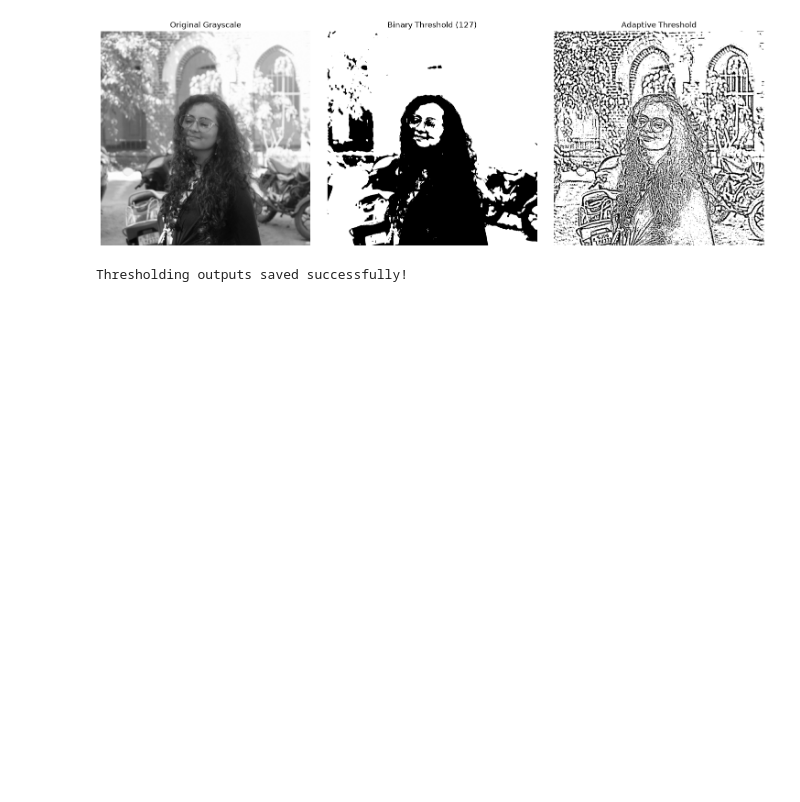
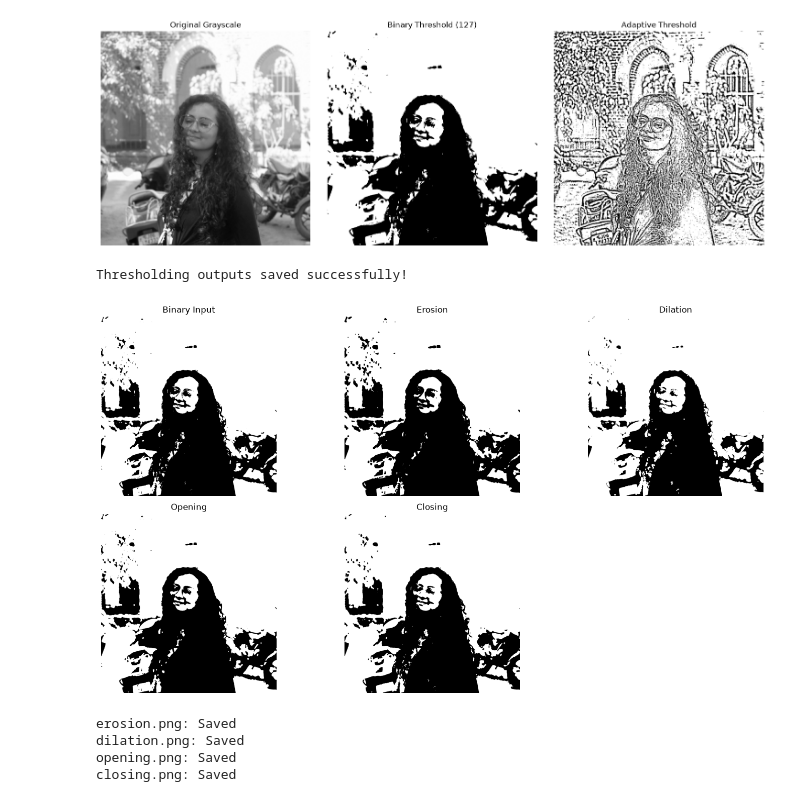
Before and after one commit to KhevnaUnakar/computer-vision-toolkit, a Jupyter notebook: notebooks/02_segmentation.ipynb, the cells around one changed output. Drawn from its saved outputs; the diff is of its cells as text; code cells hidden in the pictures; blank space fills up the shorter version.

```diff
--- a/notebooks/02_segmentation.ipynb
+++ b/notebooks/02_segmentation.ipynb
@@ -86,3 +86,63 @@ cv2.imwrite(str(output_dir / "adaptive_threshold.png"), adaptive_threshold)
 print("Thresholding outputs saved successfully!")
 # %% [output]
 Thresholding outputs saved successfully!
+# %%
+# Experiment 2: Morphological Operations
+
+# Create a 5x5 structuring element
+kernel = np.ones((5, 5), np.uint8)
+
+# Apply morphological operations
+erosion = cv2.erode(binary_threshold, kernel, iterations=1)
+dilation = cv2.dilate(binary_threshold, kernel, iterations=1)
+
+opening = cv2.morphologyEx(
+    binary_threshold, cv2.MORPH_OPEN, kernel
+)
+
+closing = cv2.morphologyEx(
+    binary_threshold, cv2.MORPH_CLOSE, kernel
+)
+
+# Display all results
+results = [
+    (binary_threshold, "Binary Input"),
+    (erosion, "Erosion"),
+    (dilation, "Dilation"),
+    (opening, "Opening"),
+    (closing, "Closing"),
+]
+
+plt.figure(figsize=(15, 8))
+
+for index, (result, title) in enumerate(results, start=1):
+    plt.subplot(2, 3, index)
+    plt.imshow(result, cmap="gray")
+    plt.title(title)
+    plt.axis("off")
+
+plt.tight_layout()
+plt.show()
+# %% [output]
+[figure, added]
+# %%
+# Save morphological operation outputs
+
+morphology_results = {
+    "erosion.png": erosion,
+    "dilation.png": dilation,
+    "opening.png": opening,
+    "closing.png": closing,
+}
+
+output_dir = Path("../outputs/segmentation")
+output_dir.mkdir(parents=True, exist_ok=True)
+
+for filename, result in morphology_results.items():
+    success = cv2.imwrite(str(output_dir / filename), result)
+    print(f"{filename}: {'Saved' if success else 'Save failed'}")
+# %% [output]
+erosion.png: Saved
+dilation.png: Saved
+opening.png: Saved
+closing.png: Saved
```
Also changed, not shown: parts of 4 cells of this notebook.
